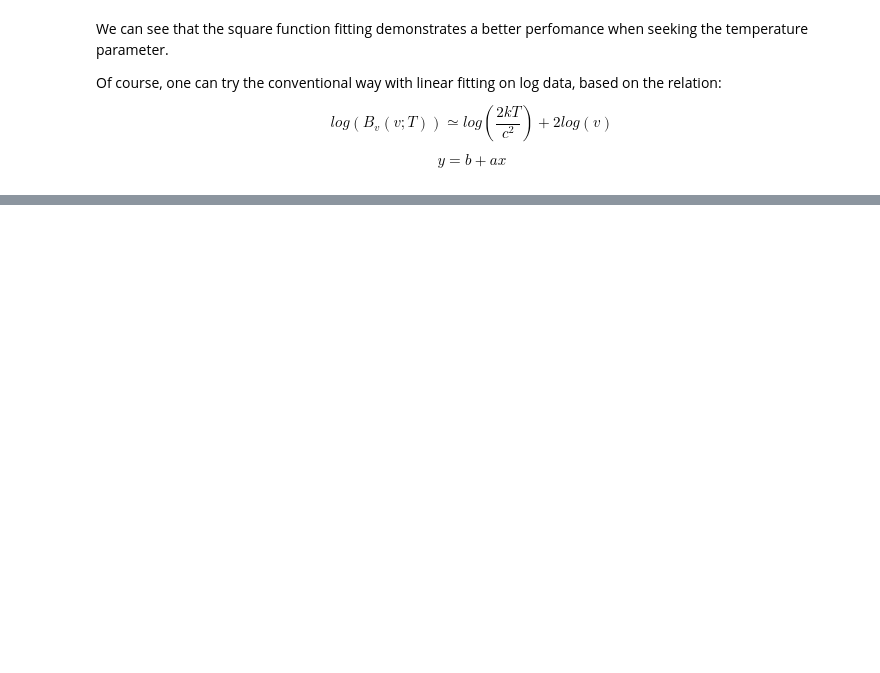
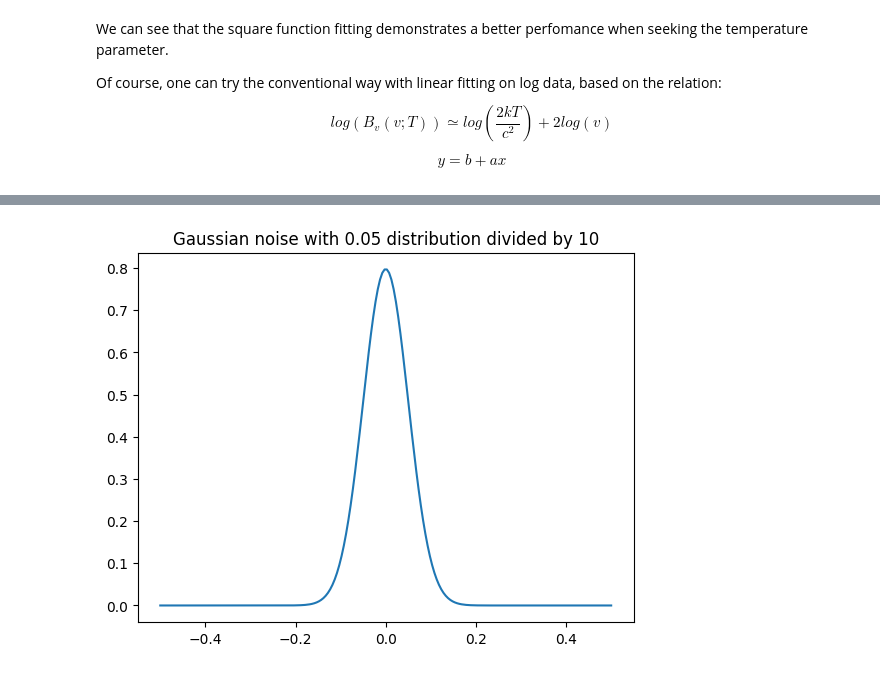
Before and after one commit to iliodis/ASTRO-BEAM, a Jupyter notebook: Task1-BlackbodyRadiationFitting/BlackbodyRadiationFitting.ipynb, the cells around one changed output, grey strips where cells are left out. Drawn from its saved outputs; the diff is of its cells as text; code cells hidden in the pictures; blank space fills up the shorter version.

```diff
--- a/Task1-BlackbodyRadiationFitting/BlackbodyRadiationFitting.ipynb
+++ b/Task1-BlackbodyRadiationFitting/BlackbodyRadiationFitting.ipynb
@@ -288,0 +256,11 @@ slope: [0.59272221]
+# %%
+from scipy.stats import norm
+
+domain = np.linspace(-0.5, 0.5, num=200)
+gauss = norm.pdf(domain, 0, 0.05)/10
+
+plt.title("Gaussian noise with 0.05 distribution divided by 10")
+plt.plot(domain, gauss)
+plt.show()
+# %% [output]
+[figure, added]
```
Also changed, not shown: parts of 15 cells of this notebook.
